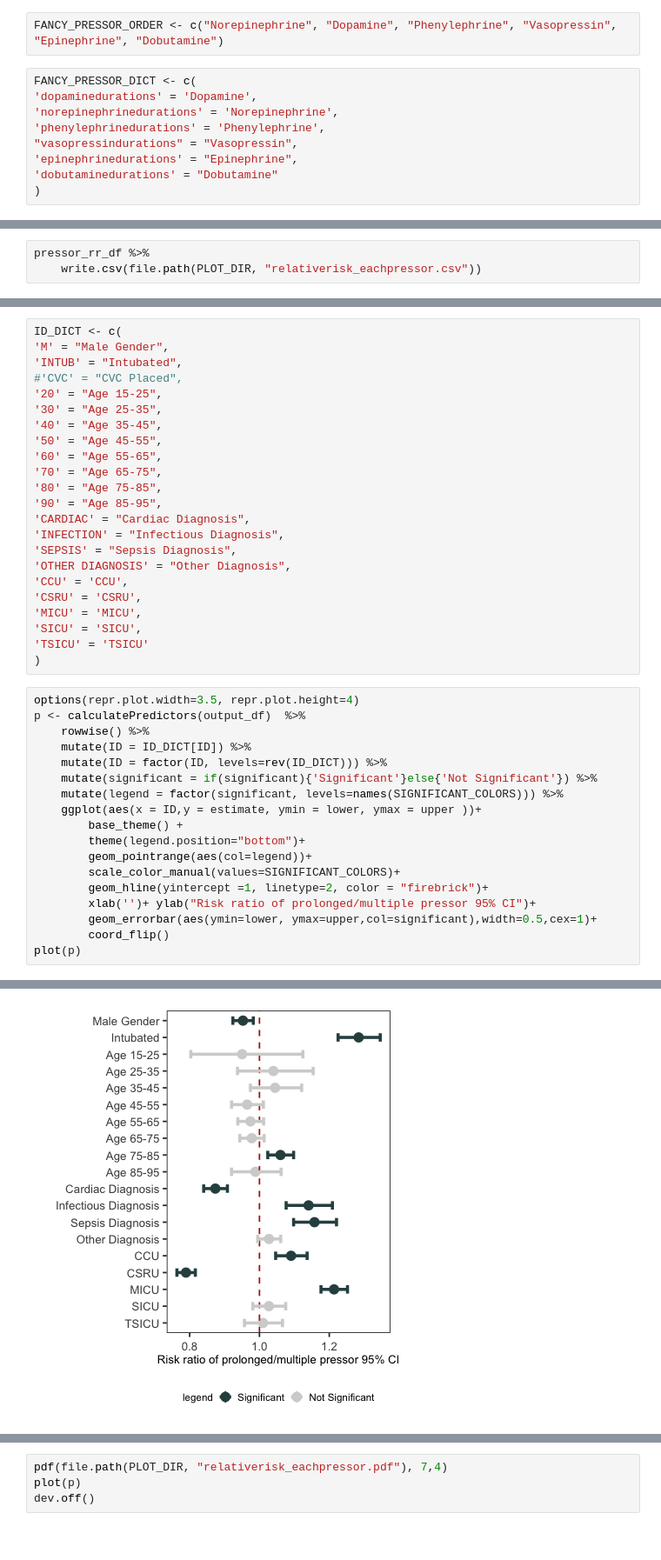
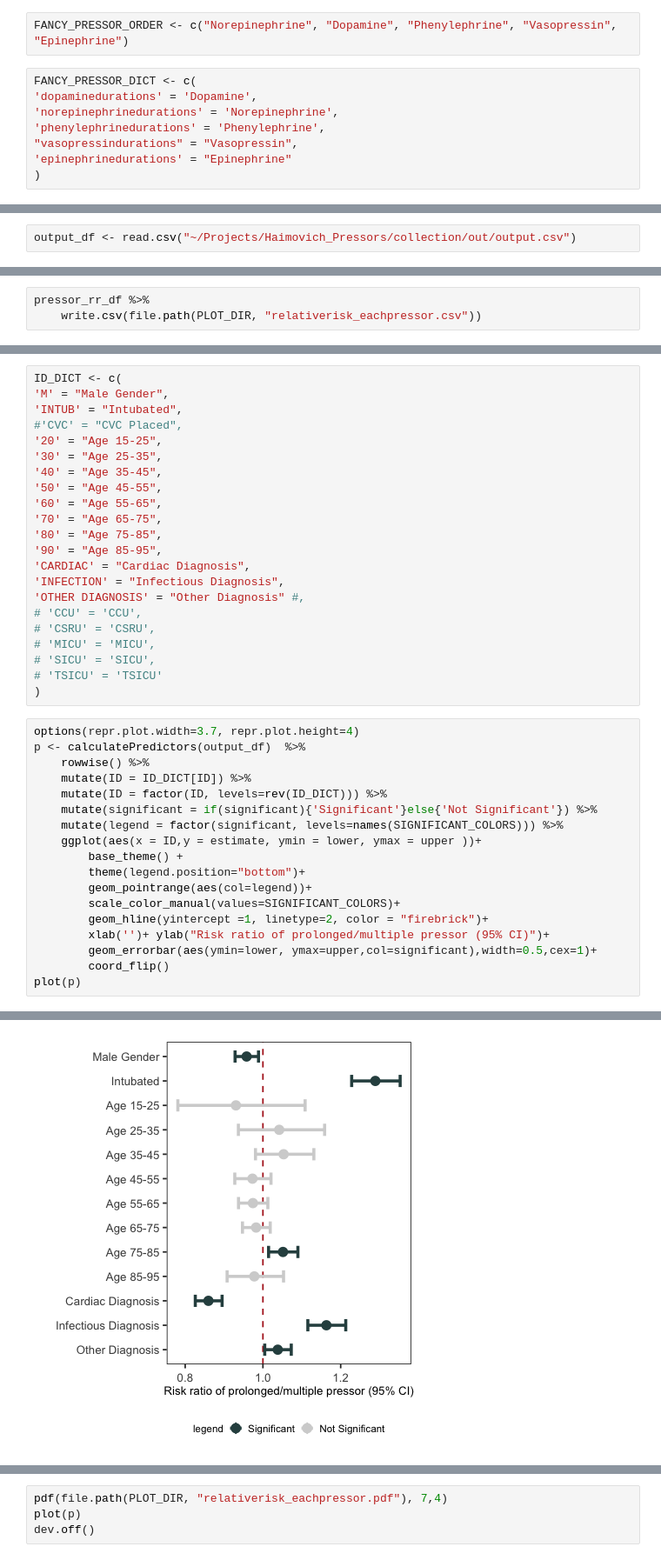
Before and after one commit to ruoyijiang/general, a Jupyter notebook: notebooks/R_Pressor_Outcomes_MultiPressor.ipynb, the cells around one changed output, grey strips where cells are left out. Shown at 87% size. Cells and saved outputs as stored; diff of their text form.

```diff
--- a/notebooks/R_Pressor_Outcomes_MultiPressor.ipynb
+++ b/notebooks/R_Pressor_Outcomes_MultiPressor.ipynb
@@ -145,13 +103,12 @@ pressor_choices <- c("norepinephrinedurations", "dopaminedurations",
 # %%
-FANCY_PRESSOR_ORDER <- c("Norepinephrine", "Dopamine", "Phenylephrine", "Vasopressin", "Epinephrine", "Dobutamine")
+FANCY_PRESSOR_ORDER <- c("Norepinephrine", "Dopamine", "Phenylephrine", "Vasopressin", "Epinephrine")
 # %%
 FANCY_PRESSOR_DICT <- c(
 'dopaminedurations' = 'Dopamine',
 'norepinephrinedurations' = 'Norepinephrine',
 'phenylephrinedurations' = 'Phenylephrine',
 "vasopressindurations" = "Vasopressin",
-'epinephrinedurations' = "Epinephrine",
-'dobutaminedurations' = "Dobutamine"
+'epinephrinedurations' = "Epinephrine"
 )
 # %%
 PLOT_DIR <- "~/Google Drive/vasopressors/figures_v3"
@@ -588,3 +521,5 @@ output_df <- output_df %>%
+# %%
+output_df <- read.csv("~/Projects/Haimovich_Pressors/collection/out/output.csv")
 # %% [markdown]
 ### For text, description of meta-data
 # %%
@@ -1517,16 +1503,15 @@ ID_DICT <- c(
 '90' = "Age 85-95",
 'CARDIAC' = "Cardiac Diagnosis",
 'INFECTION' = "Infectious Diagnosis",
-'SEPSIS' = "Sepsis Diagnosis",
-'OTHER DIAGNOSIS' = "Other Diagnosis",
-'CCU' = 'CCU',
-'CSRU' = 'CSRU',
-'MICU' = 'MICU',
-'SICU' = 'SICU',
-'TSICU' = 'TSICU'
+'OTHER DIAGNOSIS' = "Other Diagnosis" #,
+# 'CCU' = 'CCU',
+# 'CSRU' = 'CSRU',
+# 'MICU' = 'MICU',
+# 'SICU' = 'SICU',
+# 'TSICU' = 'TSICU'
 )
 # %%
-options(repr.plot.width=3.5, repr.plot.height=4)
+options(repr.plot.width=3.7, repr.plot.height=4)
 p <- calculatePredictors(output_df)  %>%
     rowwise() %>%
     mutate(ID = ID_DICT[ID]) %>%
@@ -1539,7 +1524,7 @@ p <- calculatePredictors(output_df)  %>%
         geom_pointrange(aes(col=legend))+
         scale_color_manual(values=SIGNIFICANT_COLORS)+
         geom_hline(yintercept =1, linetype=2, color = "firebrick")+
-        xlab('')+ ylab("Risk ratio of prolonged/multiple pressor 95% CI")+
+        xlab('')+ ylab("Risk ratio of prolonged/multiple pressor (95% CI)")+
         geom_errorbar(aes(ymin=lower, ymax=upper,col=significant),width=0.5,cex=1)+
         coord_flip()
 plot(p)
@@ -1552,3 +1533,3 @@ Warning message:
 “Grouping rowwise data frame strips rowwise nature”
-[figure, old version]
+[figure, new version]
 # %%
```
Also changed, not shown: parts of 132 cells of this notebook, 6 other files.
